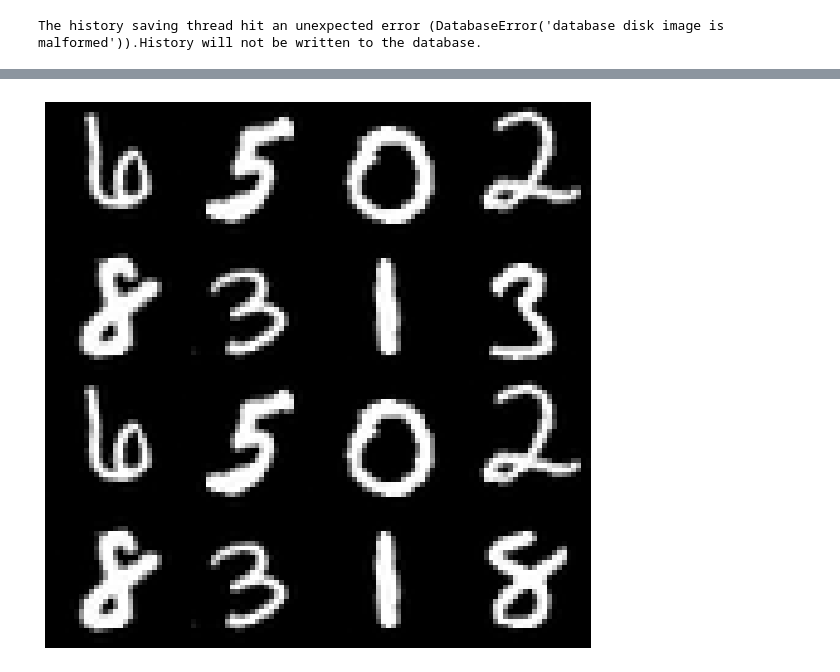
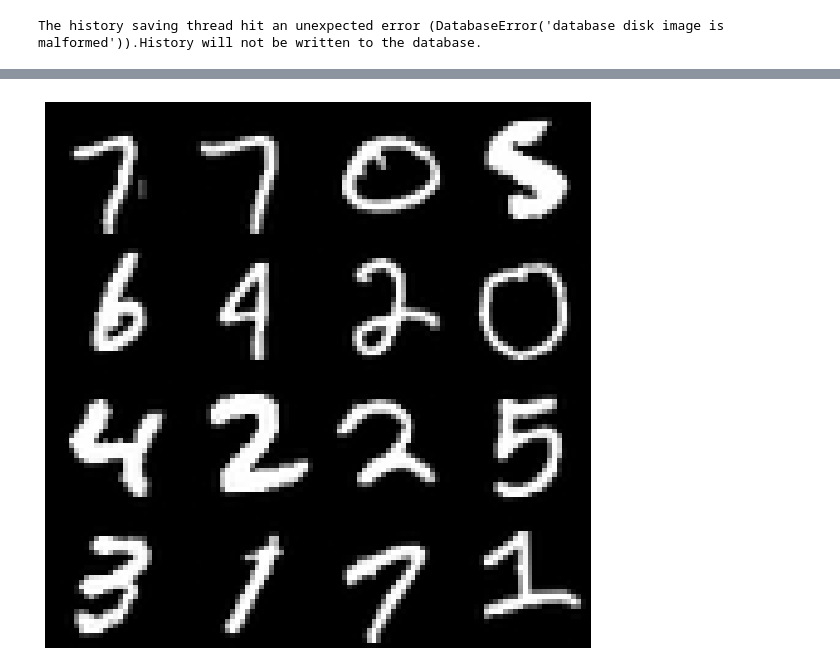
Before and after one commit to mackelab/probjax, a Jupyter notebook: examples/nn/flows/flow_matching_mnist.ipynb, the cells around one changed output, grey strips where cells are left out. Drawn from its saved outputs; the diff is of its cells as text; code cells hidden in the pictures.

```diff
--- a/examples/nn/flows/flow_matching_mnist.ipynb
+++ b/examples/nn/flows/flow_matching_mnist.ipynb
@@ -14,0 +26,2 @@ from probjax.nn.nets.flow_matching_model import LinearFlow
+# %%
+x = jnp.ones((1024,5096), dtype=jnp.float32) * 10
@@ -28,7 +92,7 @@ def img_aug(x):
     xs_batch = scipy.ndimage.rotate(xs_batch, np.random.uniform()*10, axes=(1,2), reshape=False)
 
     # Normalize to [0, 1] and add small uniform noise for dequantization
-    xs_batch = xs_batch.astype(jnp.float32) / 255.0
+    xs_batch = xs_batch.astype(np.float32) / 255.0
     xs_batch += np.random.uniform(0, 1/255, xs_batch.shape)
     # Move to [-1,1]
     xs_batch = 2*xs_batch - 1
@@ -37,7 +101,7 @@ def img_aug(x):
 # %%
 from probjax.nn.io_util import DataLoader
 
-loader = DataLoader(dataset["train"],batch_size=256, num_prefetch_host=16, num_prefetch_device=8, shard=False, host_transforms=img_aug, num_async_workers=2)
+loader = DataLoader(dataset["train"],batch_size=256, num_prefetch_host=32, num_prefetch_device=8, shard=False, host_transforms=img_aug, num_async_workers=4)
 # %%
 datastream = iter(loader)
 # %%
@@ -49,11 +113,11 @@ _ = y.block_until_ready()
 # %%
-images = [next(datastream)[0, ...,0] for _ in range(16)]
+images = next(datastream)[:16,:,:,0]
 stacked_images = np.vstack([np.hstack(images[i*4:(i+1)*4]) for i in range(4)])
 
 plt.figure(figsize=(10, 10))
 plt.imshow(stacked_images, cmap="gray")
 plt.axis('off')
 plt.show()
 # %% [output]
-[figure, old version]
+[figure, new version]
 # %%
```
Also changed, not shown: parts of 37 cells of this notebook, 4 other files.
